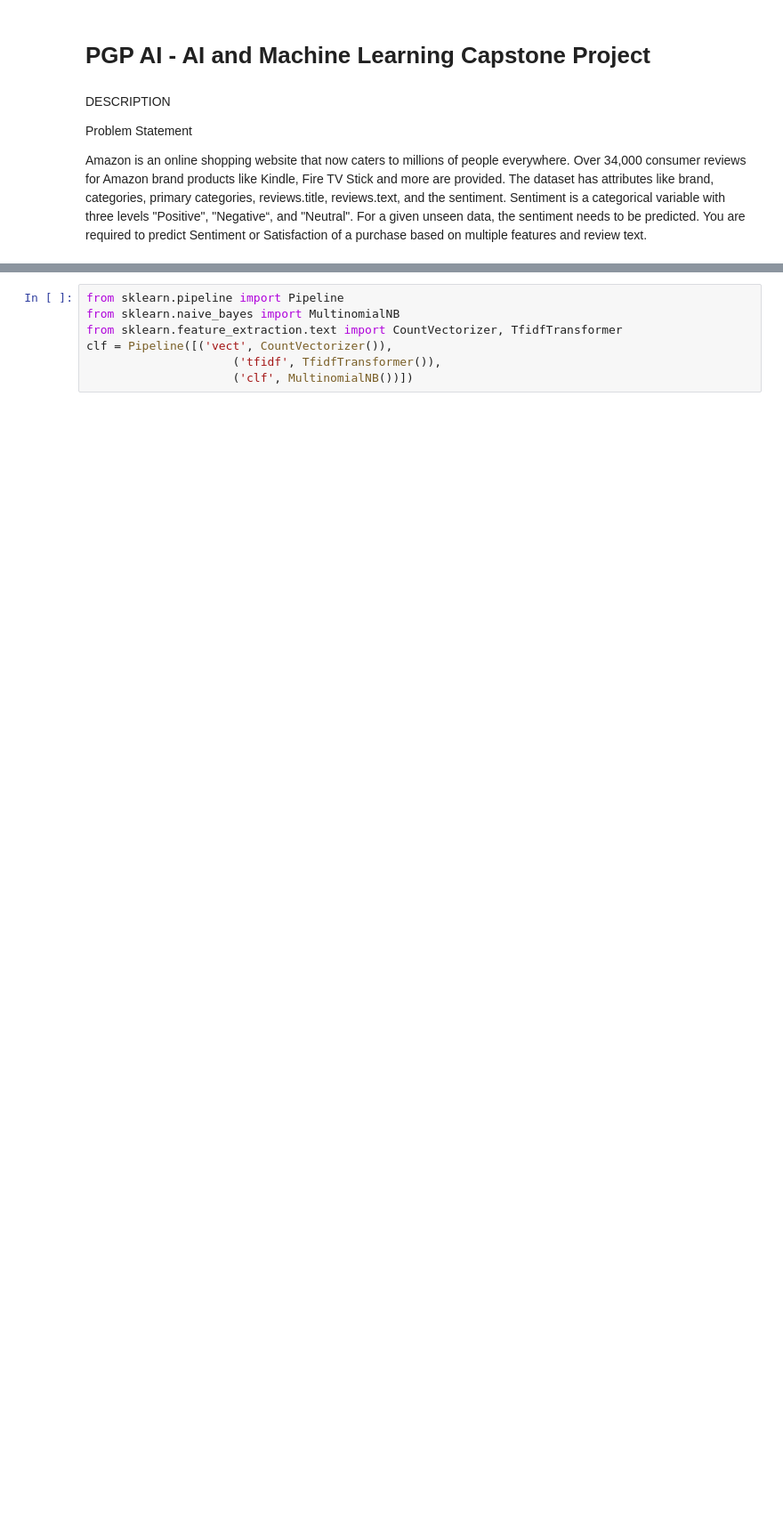
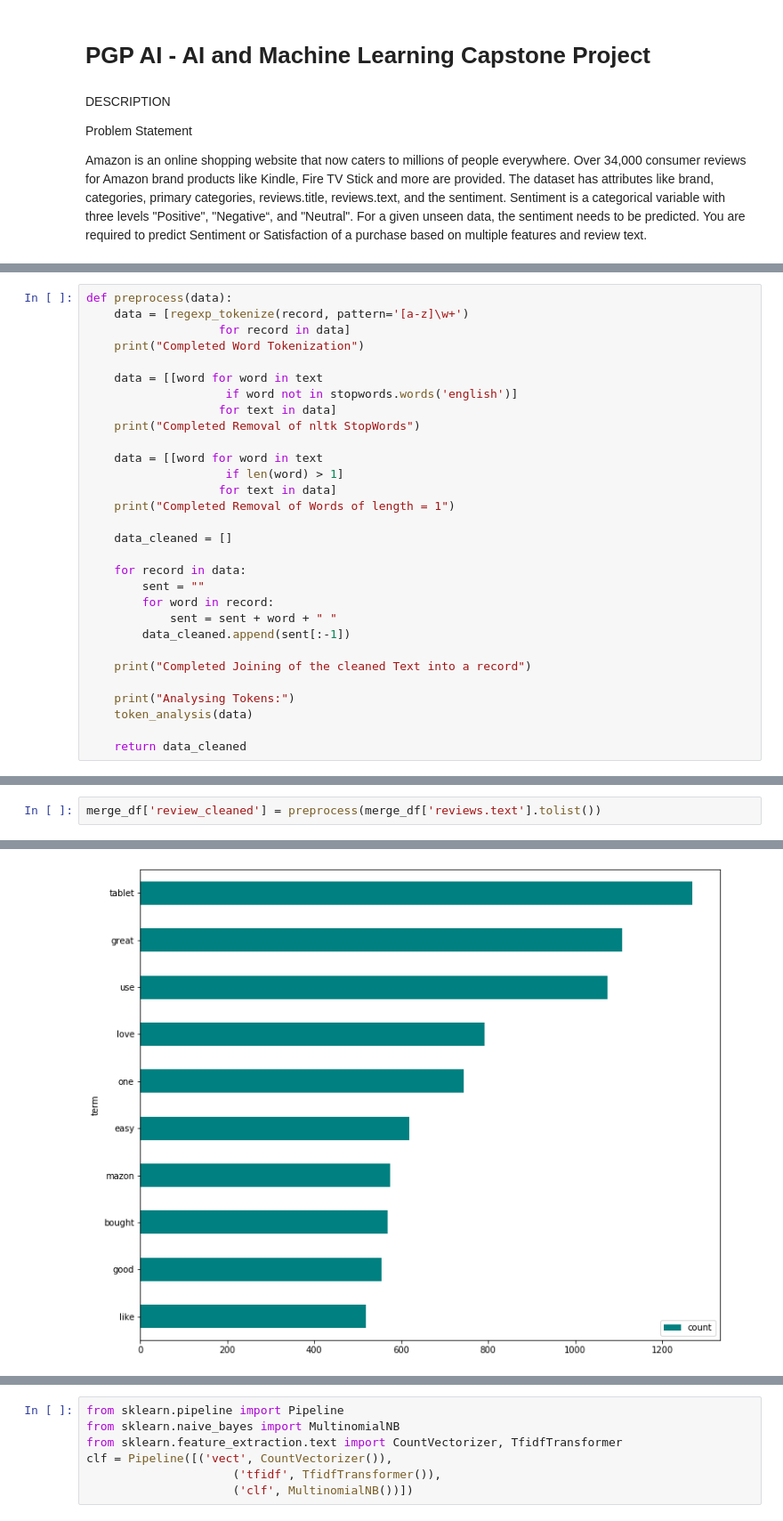
Before and after one commit to snbhattacharjya/Simplilearn, a Jupyter notebook: Capstone Project/E-commerce.ipynb, the cells around one changed output, grey strips where cells are left out. Shown at 89% size. Saved outputs shown, nothing was run; the diff lists cells and outputs as text; blank space fills up the shorter version.

```diff
--- a/Capstone Project/E-commerce.ipynb
+++ b/Capstone Project/E-commerce.ipynb
@@ -273,0 +36,30 @@ len(X_train), len(X_test)
+# %%
+def preprocess(data):
+    data = [regexp_tokenize(record, pattern='[a-z]\w+')
+                   for record in data]
+    print("Completed Word Tokenization")
+
+    data = [[word for word in text
+                    if word not in stopwords.words('english')]
+                   for text in data]
+    print("Completed Removal of nltk StopWords")
+
+    data = [[word for word in text
+                    if len(word) > 1]
+                   for text in data]
+    print("Completed Removal of Words of length = 1")
+
+    data_cleaned = []
+
+    for record in data:
+        sent = ""
+        for word in record:
+            sent = sent + word + " "
+        data_cleaned.append(sent[:-1])
+
+    print("Completed Joining of the cleaned Text into a record")
+
+    print("Analysing Tokens:")
+    token_analysis(data)
+
+    return data_cleaned
@@ -273,0 +175,3 @@ len(X_train), len(X_test)
+# %%
+merge_df['review_cleaned'] = preprocess(merge_df['reviews.text'].tolist())
+# %% [output]
@@ -273,0 +184 @@ len(X_train), len(X_test)
+[figure, added]
```
Also changed, not shown: parts of 56 cells of this notebook.
